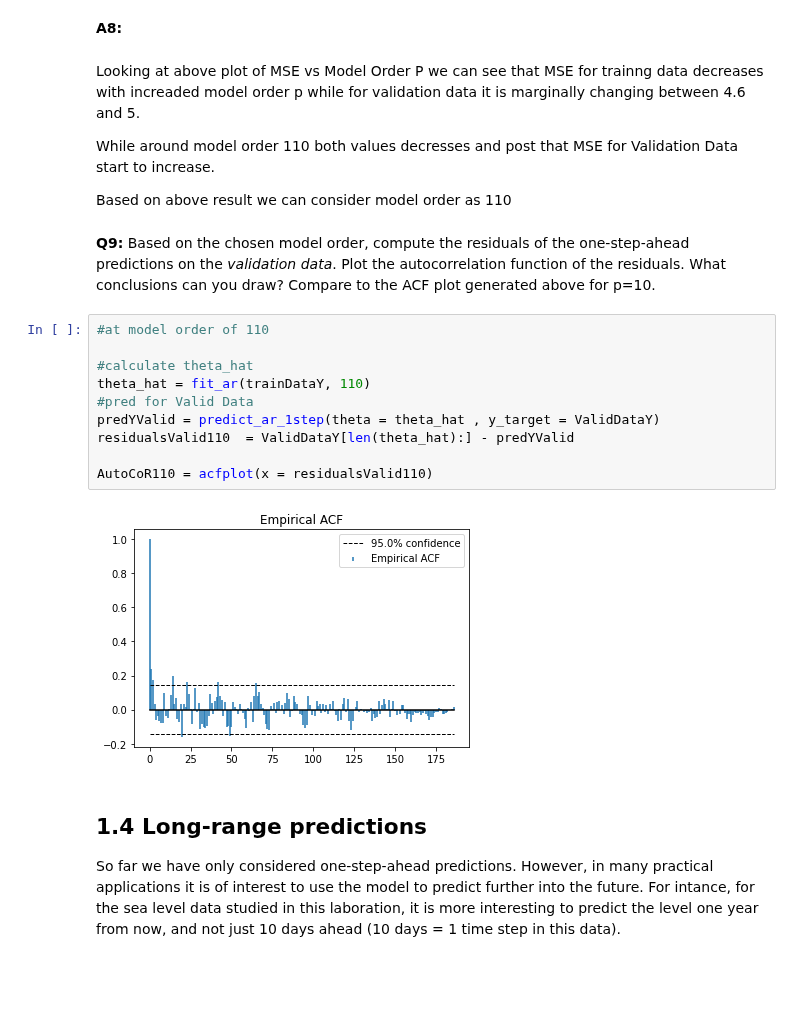
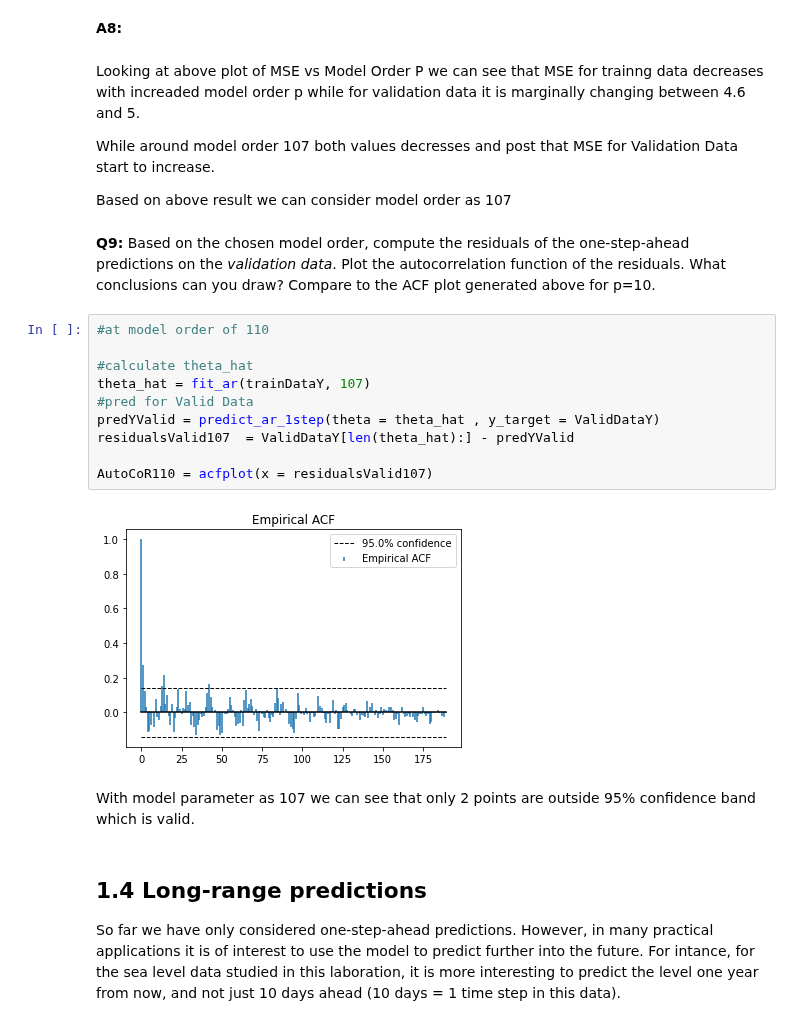
Before and after one commit to amannayak/Time-Series-and-Sequence-Analysis, a Jupyter notebook: Task1/tssl_lab1.ipynb, the cells around one changed output. Saved outputs shown, nothing was run; the diff lists cells and outputs as text; blank space fills up the shorter version.

```diff
--- a/Task1/tssl_lab1.ipynb
+++ b/Task1/tssl_lab1.ipynb
@@ -289,24 +289,26 @@ plt.show()
 # %% [markdown]
 Looking at above plot of MSE vs Model Order P we can see that MSE for trainng data decreases with increaded model order p while for validation data it is marginally changing between 4.6 and 5.
 
-While around model order 110 both values decresses and post that MSE for Validation Data start to increase.
+While around model order 107 both values decresses and post that MSE for Validation Data start to increase.
 
 
-Based on above result we can consider model order as 110
+Based on above result we can consider model order as 107
 # %% [markdown]
 **Q9:** Based on the chosen model order, compute the residuals of the one-step-ahead predictions on the *validation data*. Plot the autocorrelation function of the residuals. What conclusions can you draw? Compare to the ACF plot generated above for p=10.
 # %%
 #at model order of 110
 
 #calculate theta_hat
-theta_hat = fit_ar(trainDataY, 110)
+theta_hat = fit_ar(trainDataY, 107)
 #pred for Valid Data
 predYValid = predict_ar_1step(theta = theta_hat , y_target = ValidDataY)
-residualsValid110  = ValidDataY[len(theta_hat):] - predYValid
+residualsValid107  = ValidDataY[len(theta_hat):] - predYValid
 
-AutoCoR110 = acfplot(x = residualsValid110)
+AutoCoR110 = acfplot(x = residualsValid107)
 # %% [output]
-[figure, old version]
+[figure, new version]
+# %% [markdown]
+With model parameter as 107 we can see that only 2 points are outside 95% confidence band which is valid.
 # %% [markdown]
 ## 1.4 Long-range predictions
 So far we have only considered one-step-ahead predictions. However, in many practical applications it is of interest to use the model to predict further into the future. For intance, for the sea level data studied in this laboration, it is more interesting to predict the level one year from now, and not just 10 days ahead (10 days = 1 time step in this data).
```
